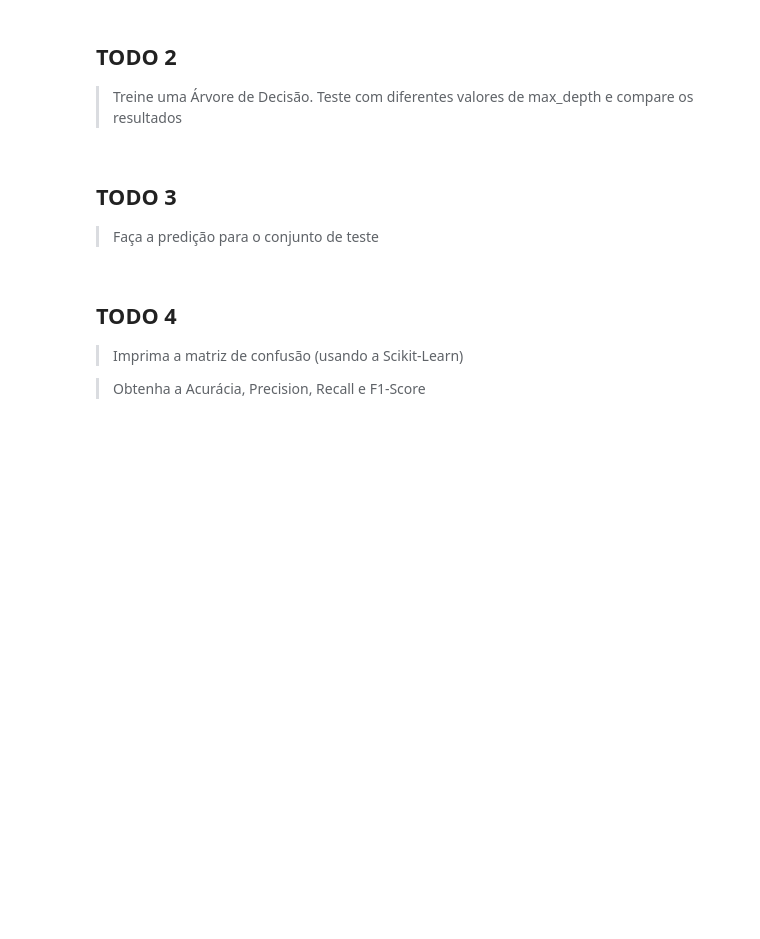
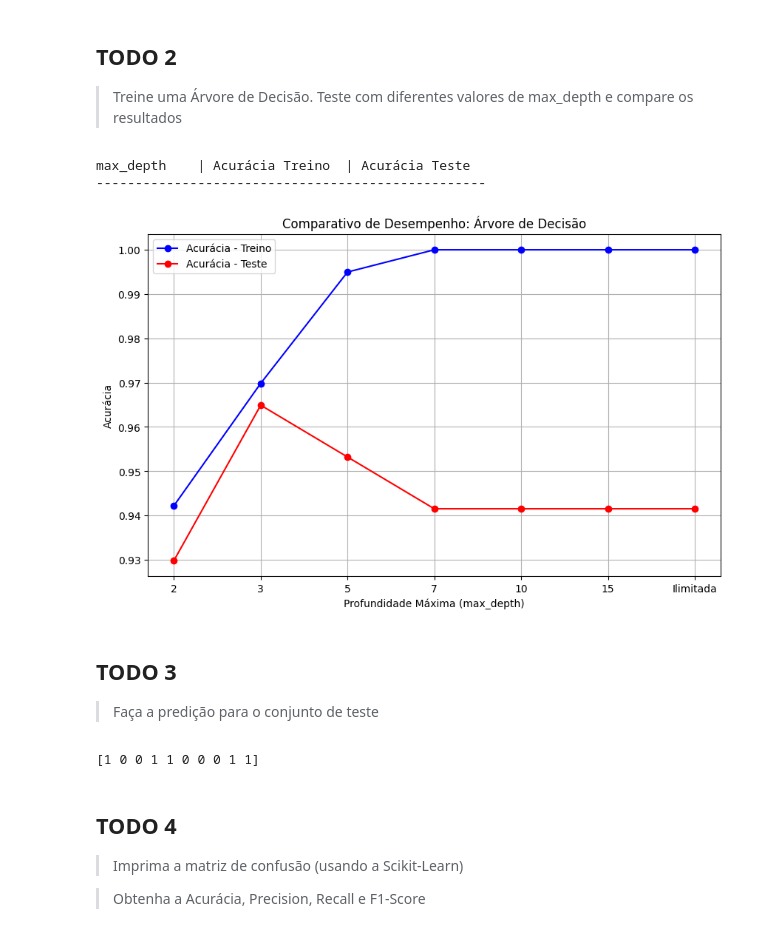
Before and after one commit to paulosansilva/14DTS_Data-Processing_Python, a Jupyter notebook: Aula 4/Exercicios_aula4.ipynb, the cells around one changed output. Saved outputs shown, nothing was run; the diff lists cells and outputs as text; code cells hidden in the pictures; blank space fills up the shorter version.

```diff
--- a/Aula 4/Exercicios_aula4.ipynb
+++ b/Aula 4/Exercicios_aula4.ipynb
@@ -178,12 +178,72 @@ X_train, X_test, y_train, y_test = train_test_split(
 ## TODO 2
 > Treine uma Árvore de Decisão. Teste com diferentes valores de max_depth e compare os resultados
 # %%
-#resposta
+import matplotlib.pyplot as plt
+from sklearn.tree import DecisionTreeClassifier
+from sklearn.metrics import accuracy_score
+
+# 1. Definir os valores de max_depth que deseja testar
+profundidades = [2, 3, 5, 7, 10, 15, None]
+
+# Listas para armazenar os resultados de desempenho
+treino_acc = []
+teste_acc = []
+
+print(f"{'max_depth':<12} | {'Acurácia Treino':<16} | {'Acurácia Teste':<15}")
+print("-" * 50)
+
+# 2. Treinar e avaliar o modelo para cada profundidade
+for depth in profundidades:
+    # Inicializa o modelo (ajuste o random_state para garantir reprodutibilidade)
+    dt_model = DecisionTreeClassifier(max_depth=depth, random_state=42)
+
+    # Treina o modelo com os dados de treino (substitua por X_train e y_train)
+    dt_model.fit(X_train, y_train)
+
+    # Predições
+    y_pred_train = dt_model.predict(X_train)
+    y_pred_test = dt_model.predict(X_test)
+
+    # Calcula as acurácias
+    acc_train = accuracy_score(y_train, y_pred_train)
+    acc_test = accuracy_score(y_test, y_pred_test)
+
+    # Armazena os resultados para o gráfico
+    treino_acc.append(acc_train)
+    teste_acc.append(acc_test)
+
+    # Exibe os resultados em formato de tabela
+    depth_str = str(depth) if depth is not None else "Ilimitada"
+    # print(f"{depth_str:<12} | {acc_train:.4f}:<16} | {acc_test:.4f}")
+
+# 3. Plottar o gráfico de comparação para análise visual
+plt.figure(figsize=(10, 6))
+# Substitui 'None' por uma string ou número alto para o eixo X do gráfico
+x_axis = [str(d) if d is not None else "Ilimitada" for d in profundidades]
+
+plt.plot(x_axis, treino_acc, label='Acurácia - Treino', marker='o', color='blue')
+plt.plot(x_axis, teste_acc, label='Acurácia - Teste', marker='o', color='red')
+
+plt.xlabel('Profundidade Máxima (max_depth)')
+plt.ylabel('Acurácia')
+plt.title('Comparativo de Desempenho: Árvore de Decisão')
+plt.legend()
+plt.grid(True)
+plt.show()
+# %% [output]
+max_depth    | Acurácia Treino  | Acurácia Teste
+--------------------------------------------------
+[figure, added]
 # %% [markdown]
 ## TODO 3
 > Faça a predição para o conjunto de teste
 # %%
-#resposta
+y_pred = dt_model.predict(X_test)
+
+
+print(y_pred[:10])
+# %% [output]
+[1 0 0 1 1 0 0 0 1 1]
 # %% [markdown]
 ## TODO 4
 
```
Also changed, not shown: parts of 1 cell of this notebook.
